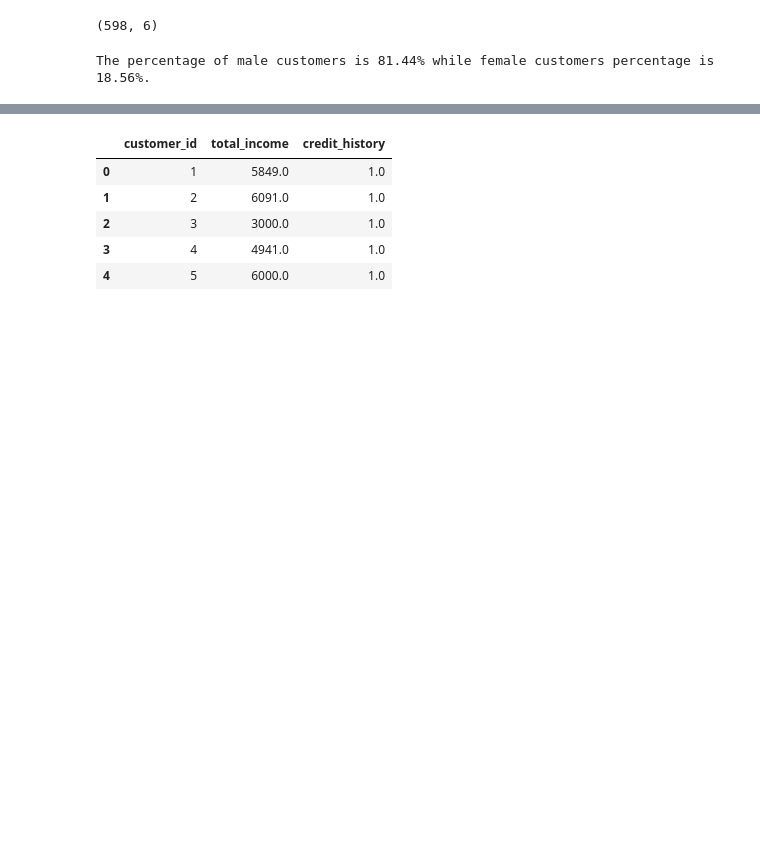
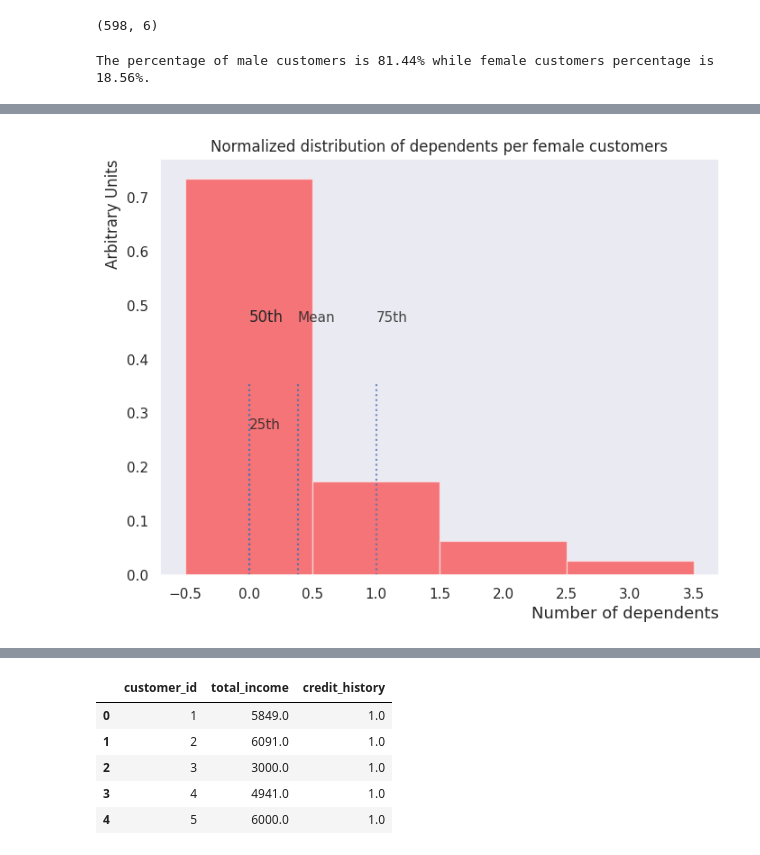
Before and after one commit to Miagarciaru/data_analytics_portafolio, a Jupyter notebook: loan_approval_prediction_using_ML/etl/EDA_database.ipynb, the cells around one changed output, grey strips where cells are left out. Cells and saved outputs as stored; diff of their text form; code cells hidden in the pictures; blank space fills up the shorter version.

```diff
--- a/loan_approval_prediction_using_ML/etl/EDA_database.ipynb
+++ b/loan_approval_prediction_using_ML/etl/EDA_database.ipynb
@@ -120,0 +263,16 @@ educated_married_customers
+# %%
+# Filtering the female customers's dependents in a pd.series
+dependents_per_female_customers_array = customers[customers["gender"]=="Female"]["dependents"]
+
+# Creating features dict for plotting
+features_dependents_per_female = {
+    "title_plot": "Normalized distribution of dependents per female customers",
+    "x_title": "Number of dependents",
+    "y_title": "Arbitrary Units",
+    "bar_color": "red"
+}
+
+# Plotting female customers's dependents normalized distribution with some statistical values
+plotting_functions.plotting_normalized_distribution_histogram(dependents_per_female_customers_array, features_dependents_per_female)
+# %% [output]
+[figure, added]
```
Also changed, not shown: parts of 16 cells of this notebook, 1 other file.
